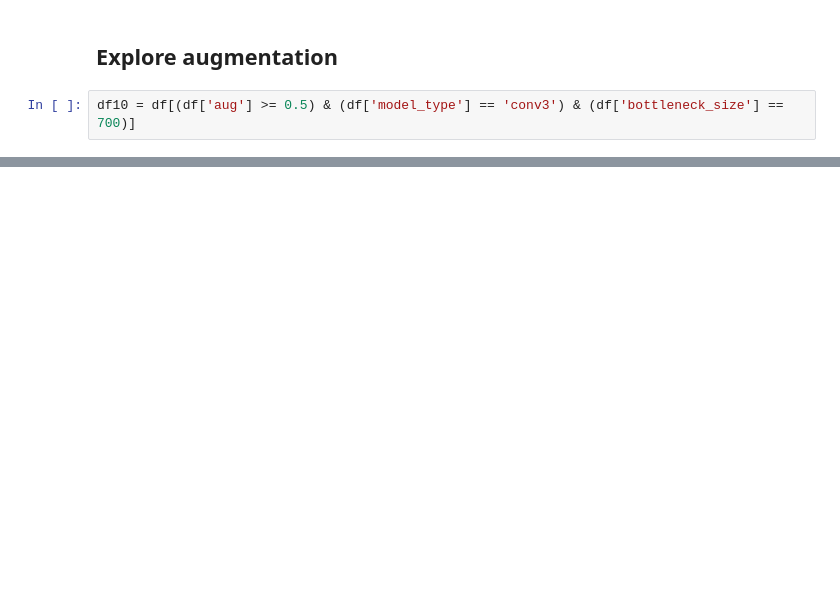
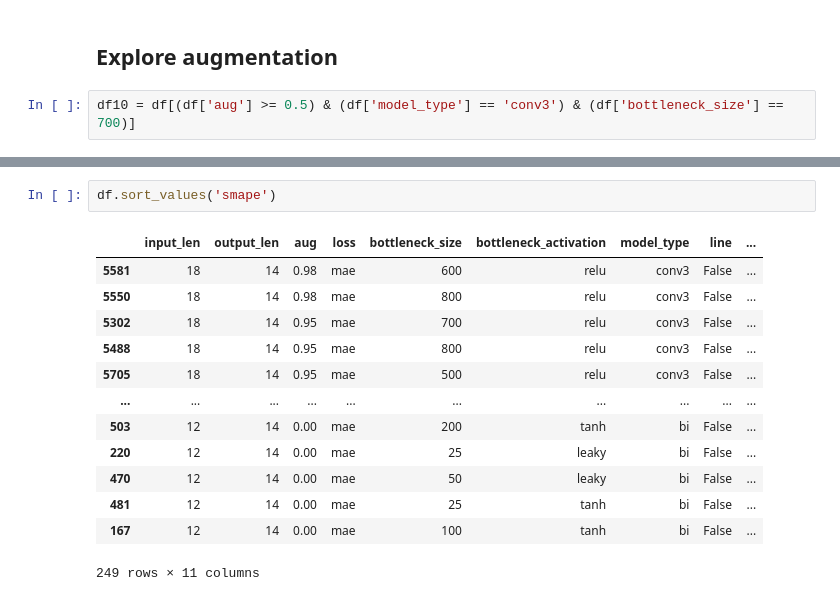
Before and after one commit to djib2011/forecasting, a Jupyter notebook: analysis/explore_results_ensemble.ipynb, the cells around one changed output, grey strips where cells are left out. Drawn from its saved outputs; the diff is of its cells as text; blank space fills up the shorter version.

```diff
--- a/analysis/explore_results_ensemble.ipynb
+++ b/analysis/explore_results_ensemble.ipynb
@@ -289,0 +291,16 @@ df10.sort_values('aug').loc[:, ['name', 'smape']]
+# %%
+df.sort_values('smape')
+# %% [output]
+|  | input_len | output_len | aug | loss | bottleneck_size | bottleneck_activation | model_type | line | ... |
+| 5581 | 18 | 14 | 0.98 | mae | 600 | relu | conv3 | False | ... |
+| 5550 | 18 | 14 | 0.98 | mae | 800 | relu | conv3 | False | ... |
+| 5302 | 18 | 14 | 0.95 | mae | 700 | relu | conv3 | False | ... |
+| 5488 | 18 | 14 | 0.95 | mae | 800 | relu | conv3 | False | ... |
+| 5705 | 18 | 14 | 0.95 | mae | 500 | relu | conv3 | False | ... |
+| ... | ... | ... | ... | ... | ... | ... | ... | ... | ... |
+| 503 | 12 | 14 | 0.00 | mae | 200 | tanh | bi | False | ... |
+| 220 | 12 | 14 | 0.00 | mae | 25 | leaky | bi | False | ... |
+| 470 | 12 | 14 | 0.00 | mae | 50 | leaky | bi | False | ... |
+| 481 | 12 | 14 | 0.00 | mae | 25 | tanh | bi | False | ... |
+| 167 | 12 | 14 | 0.00 | mae | 100 | tanh | bi | False | ... |
+249 rows × 11 columns
```
Also changed, not shown: parts of 15 cells of this notebook, 1 other file.
